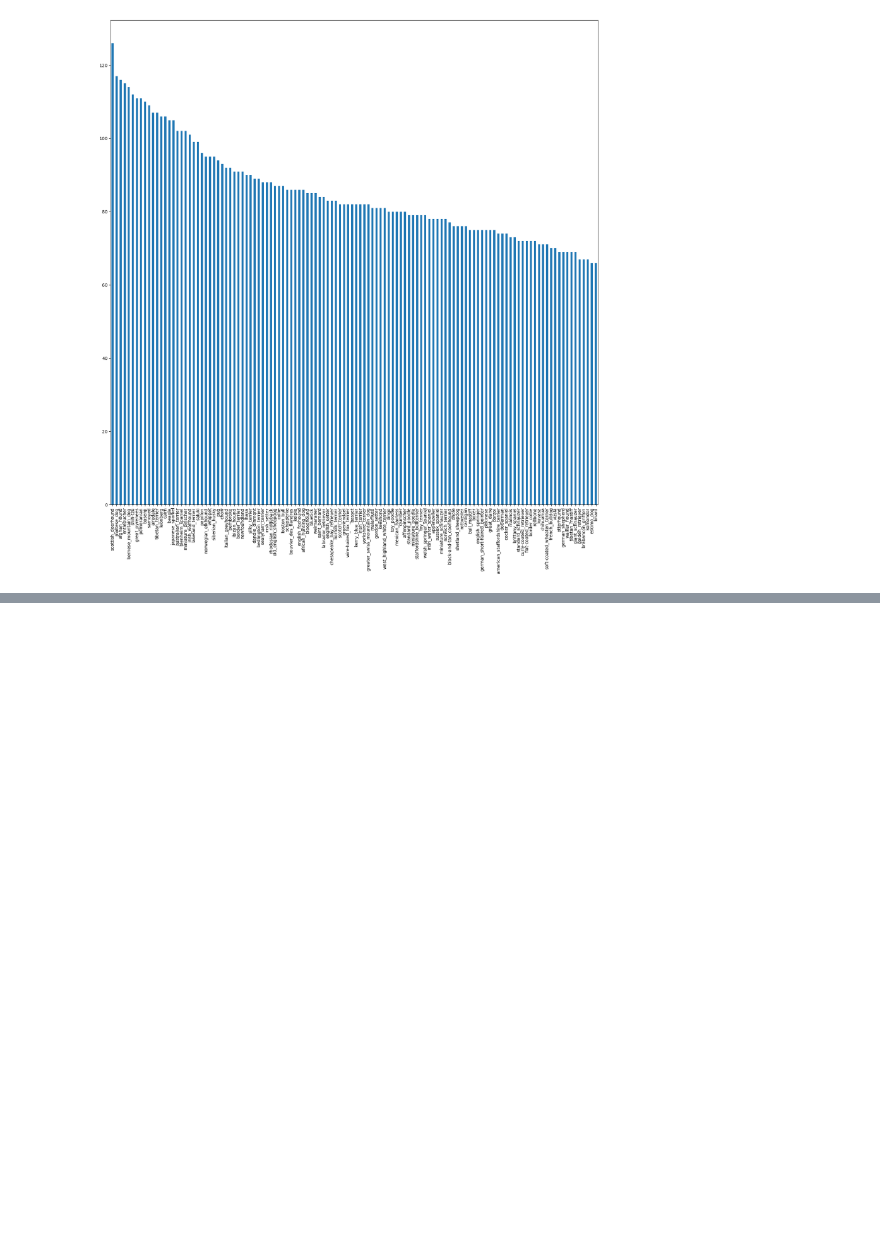
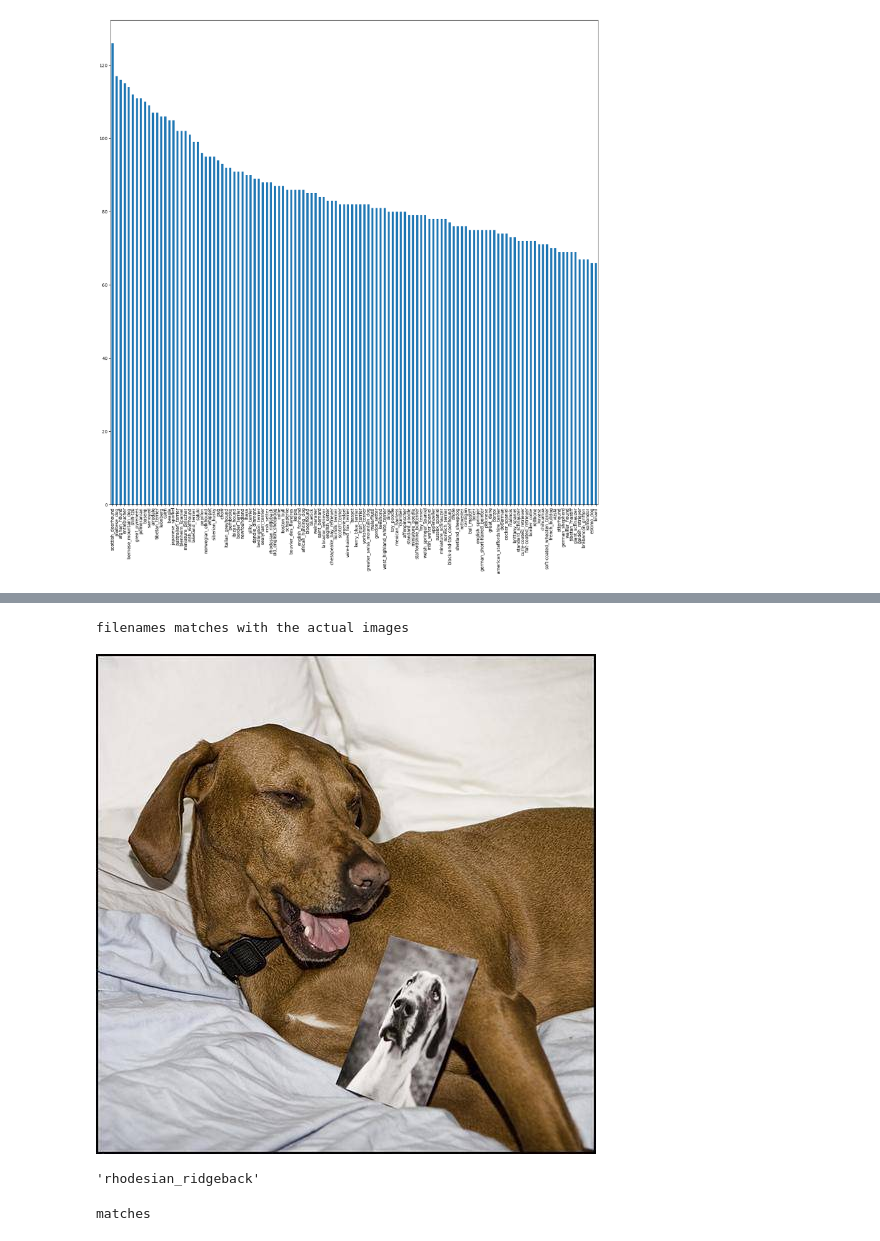
Before and after one commit to amannraawat/dog-breed-classification, a Jupyter notebook: dog_breed_classification.ipynb, the cells around one changed output, grey strips where cells are left out. Drawn from its saved outputs; the diff is of its cells as text; code cells hidden in the pictures; blank space fills up the shorter version.

```diff
--- a/dog_breed_classification.ipynb
+++ b/dog_breed_classification.ipynb
@@ -62,0 +73,2 @@ data['breed'].value_counts().plot.bar(figsize=(20,20))
+# %%
+filenames = ['drive/My Drive/Dog Vision/train/' + name for name in data['id'] + '.jpg']
@@ -62,0 +88,18 @@ data['breed'].value_counts().plot.bar(figsize=(20,20))
+# %%
+# checkout filenames matches with the actual image files
+import os
+if len(os.listdir('drive/My Drive/Dog Vision/train/')) == len(filenames):
+  print('filenames matches with the actual images')
+else:
+  print('filenames do not match with the actual images')
+# %% [output]
+filenames matches with the actual images
+# %%
+ # checkout that it work fine or not
+ Image(filenames[100])
+# %% [output]
+[figure, added]
+# %%
+data['breed'][100]
+# %% [output]
+'rhodesian_ridgeback'
@@ -62,0 +111,8 @@ data['breed'].value_counts().plot.bar(figsize=(20,20))
+# %%
+# see labels matches with the actual images
+if len(labels) == len(filenames):
+  print("matches")
+else:
+  print("not matches")
+# %% [output]
+matches
```
Also changed, not shown: parts of 10 cells of this notebook.
